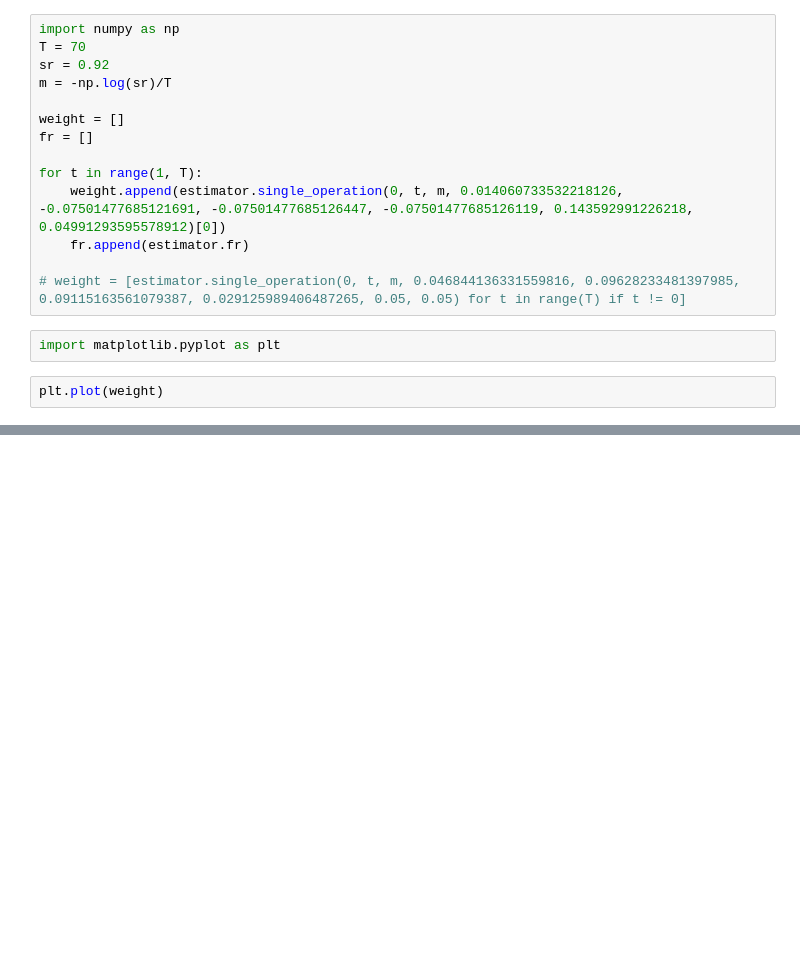
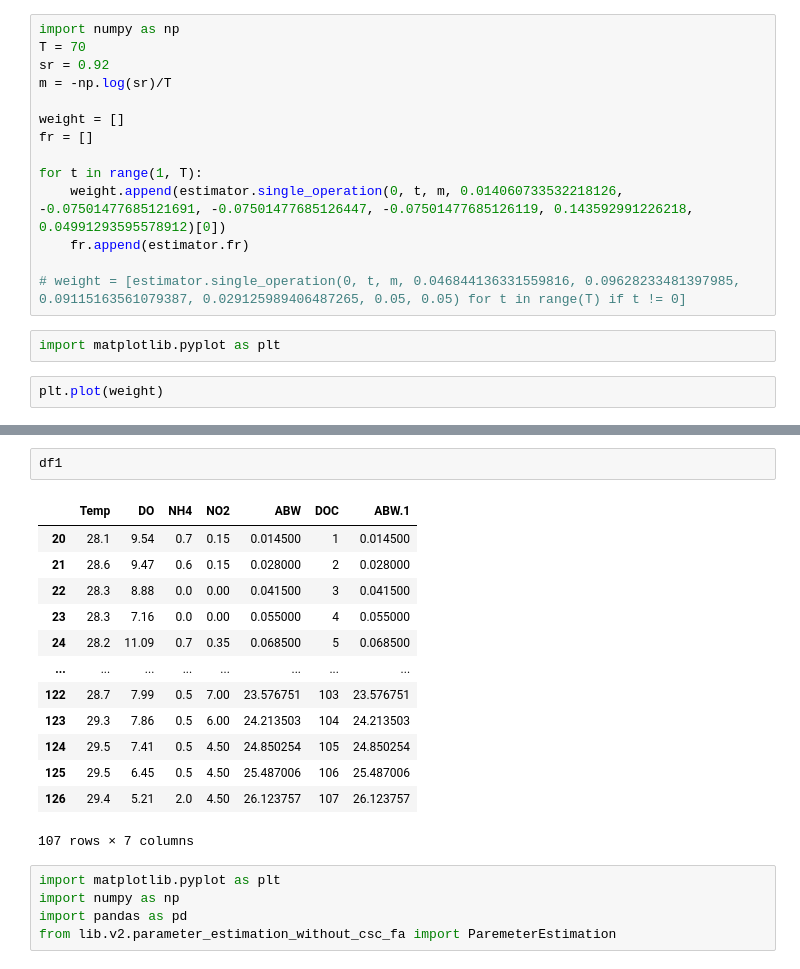
Before and after one commit to letive/simple-pond-monitoring, a Jupyter notebook: test.ipynb, the cells around one changed output, grey strips where cells are left out. Saved outputs shown, nothing was run; the diff lists cells and outputs as text; blank space fills up the shorter version.

```diff
--- a/test.ipynb
+++ b/test.ipynb
@@ -63,0 +181,21 @@ df[df["DOC"] == 1]["Temp"].values[0]
+# %%
+df1
+# %% [output]
+|  | Temp | DO | NH4 | NO2 | ABW | DOC | ABW.1 |
+| 20 | 28.1 | 9.54 | 0.7 | 0.15 | 0.014500 | 1 | 0.014500 |
+| 21 | 28.6 | 9.47 | 0.6 | 0.15 | 0.028000 | 2 | 0.028000 |
+| 22 | 28.3 | 8.88 | 0.0 | 0.00 | 0.041500 | 3 | 0.041500 |
+| 23 | 28.3 | 7.16 | 0.0 | 0.00 | 0.055000 | 4 | 0.055000 |
+| 24 | 28.2 | 11.09 | 0.7 | 0.35 | 0.068500 | 5 | 0.068500 |
+| ... | ... | ... | ... | ... | ... | ... | ... |
+| 122 | 28.7 | 7.99 | 0.5 | 7.00 | 23.576751 | 103 | 23.576751 |
+| 123 | 29.3 | 7.86 | 0.5 | 6.00 | 24.213503 | 104 | 24.213503 |
+| 124 | 29.5 | 7.41 | 0.5 | 4.50 | 24.850254 | 105 | 24.850254 |
+| 125 | 29.5 | 6.45 | 0.5 | 4.50 | 25.487006 | 106 | 25.487006 |
+| 126 | 29.4 | 5.21 | 2.0 | 4.50 | 26.123757 | 107 | 26.123757 |
+107 rows × 7 columns
+# %%
+import matplotlib.pyplot as plt
+import numpy as np
+import pandas as pd
+from lib.v2.parameter_estimation_without_csc_fa import ParemeterEstimation
```
Also changed, not shown: parts of 35 cells of this notebook, 11 other files.
